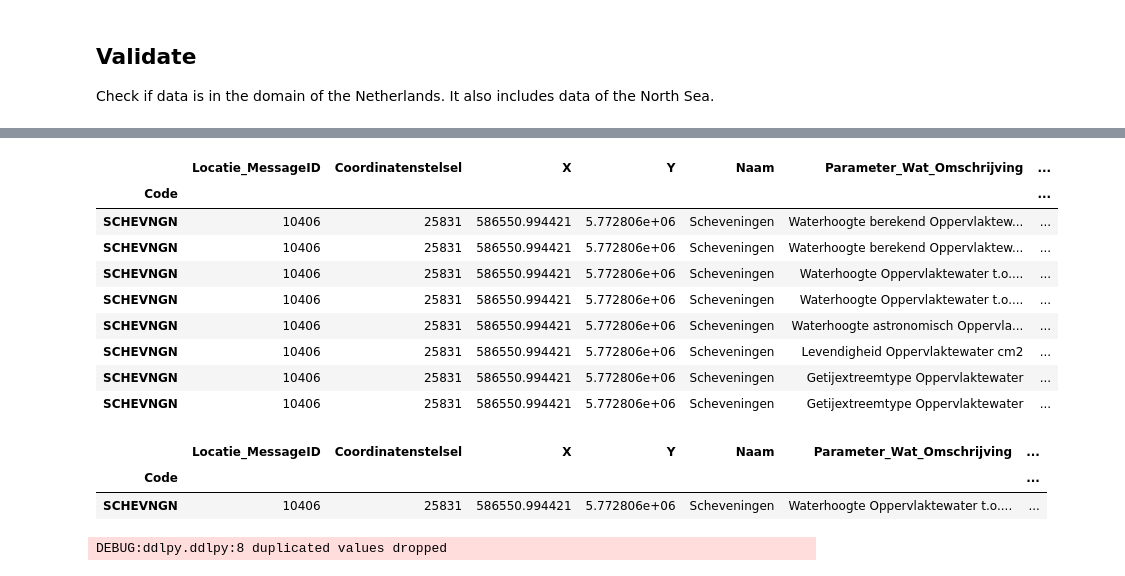
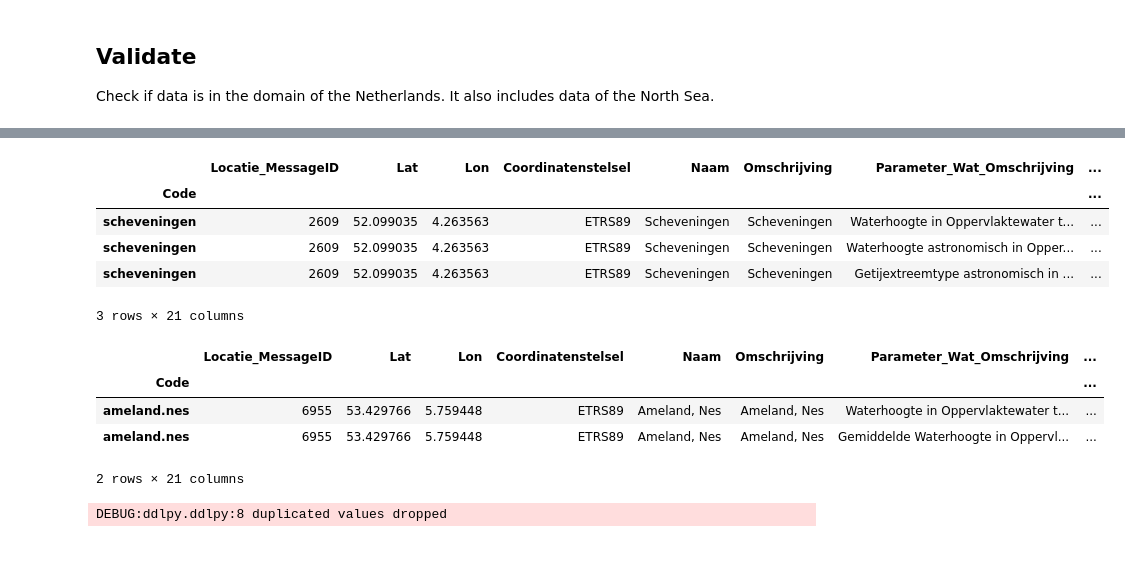
Before and after one commit to Deltares/ddlpy, a Jupyter notebook: docs/notebooks/measurements.ipynb, the cells around one changed output, grey strips where cells are left out. Cells and saved outputs as stored; diff of their text form; code cells hidden in the pictures.

```diff
--- a/docs/notebooks/measurements.ipynb
+++ b/docs/notebooks/measurements.ipynb
@@ -79,31 +86,31 @@ selected
 # %%
 # multiple parameters avaialble per location, each combination is a row
-selected = locations.loc['SCHEVNGN']
+selected = locations.loc['scheveningen']
 selected
 # %% [output]
-|  | Locatie_MessageID | Coordinatenstelsel | X | Y | Naam | Parameter_Wat_Omschrijving | ... |
-| Code |  |  |  |  |  |  | ... |
-| SCHEVNGN | 10406 | 25831 | 586550.994421 | 5.772806e+06 | Scheveningen | Waterhoogte berekend Oppervlaktew... | ... |
-| SCHEVNGN | 10406 | 25831 | 586550.994421 | 5.772806e+06 | Scheveningen | Waterhoogte berekend Oppervlaktew... | ... |
-| SCHEVNGN | 10406 | 25831 | 586550.994421 | 5.772806e+06 | Scheveningen | Waterhoogte Oppervlaktewater t.o.... | ... |
-| SCHEVNGN | 10406 | 25831 | 586550.994421 | 5.772806e+06 | Scheveningen | Waterhoogte Oppervlaktewater t.o.... | ... |
-| SCHEVNGN | 10406 | 25831 | 586550.994421 | 5.772806e+06 | Scheveningen | Waterhoogte astronomisch Oppervla... | ... |
-| SCHEVNGN | 10406 | 25831 | 586550.994421 | 5.772806e+06 | Scheveningen | Levendigheid Oppervlaktewater cm2 | ... |
-| SCHEVNGN | 10406 | 25831 | 586550.994421 | 5.772806e+06 | Scheveningen | Getijextreemtype Oppervlaktewater | ... |
-| SCHEVNGN | 10406 | 25831 | 586550.994421 | 5.772806e+06 | Scheveningen | Getijextreemtype Oppervlaktewater | ... |
+|  | Locatie_MessageID | Lat | Lon | Coordinatenstelsel | Naam | Omschrijving | Parameter_Wat_Omschrijving | ... |
+| Code |  |  |  |  |  |  |  | ... |
+| scheveningen | 2609 | 52.099035 | 4.263563 | ETRS89 | Scheveningen | Scheveningen | Waterhoogte in Oppervlaktewater t... | ... |
+| scheveningen | 2609 | 52.099035 | 4.263563 | ETRS89 | Scheveningen | Scheveningen | Waterhoogte astronomisch in Opper... | ... |
+| scheveningen | 2609 | 52.099035 | 4.263563 | ETRS89 | Scheveningen | Scheveningen | Getijextreemtype astronomisch in ... | ... |
+3 rows × 21 columns
 # %%
 # subset to a single location/measurement location (waterhoogte timeseries for Scheveningen)
-bool_stations = locations.index.isin(['SCHEVNGN'])
-# measured (WATHTE) versus computed/astro
+bool_stations = locations.index.isin(['ameland.nes'])
+# meting/astronomisch/verwachting
+bool_procestype = locations['ProcesType'].isin(['meting'])
+# waterlevel/waterhoogte (WATHTE)
 bool_grootheid = locations['Grootheid.Code'].isin(['WATHTE'])
 # timeseries (NVT) versus extremes
-bool_groepering = locations['Groepering.Code'].isin(['NVT'])
-selected = locations.loc[bool_stations & bool_grootheid & bool_groepering]
+bool_groepering = locations['Groepering.Code'].isin([''])
+selected = locations.loc[bool_stations & bool_procestype & bool_grootheid & bool_groepering]
 selected
 # %% [output]
-|  | Locatie_MessageID | Coordinatenstelsel | X | Y | Naam | Parameter_Wat_Omschrijving | ... |
-| Code |  |  |  |  |  |  | ... |
-| SCHEVNGN | 10406 | 25831 | 586550.994421 | 5.772806e+06 | Scheveningen | Waterhoogte Oppervlaktewater t.o.... | ... |
+|  | Locatie_MessageID | Lat | Lon | Coordinatenstelsel | Naam | Omschrijving | Parameter_Wat_Omschrijving | ... |
+| Code |  |  |  |  |  |  |  | ... |
+| ameland.nes | 6955 | 53.429766 | 5.759448 | ETRS89 | Ameland, Nes | Ameland, Nes | Waterhoogte in Oppervlaktewater t... | ... |
+| ameland.nes | 6955 | 53.429766 | 5.759448 | ETRS89 | Ameland, Nes | Ameland, Nes | Gemiddelde Waterhoogte in Oppervl... | ... |
+2 rows × 21 columns
 # %%
 # if we pass one row to the measurements function you can get all the measurements
 measurements = ddlpy.measurements(selected.iloc[0], "2019-05-01", "2020-02-01")
```
Also changed, not shown: parts of 9 cells of this notebook, 2 other files.
